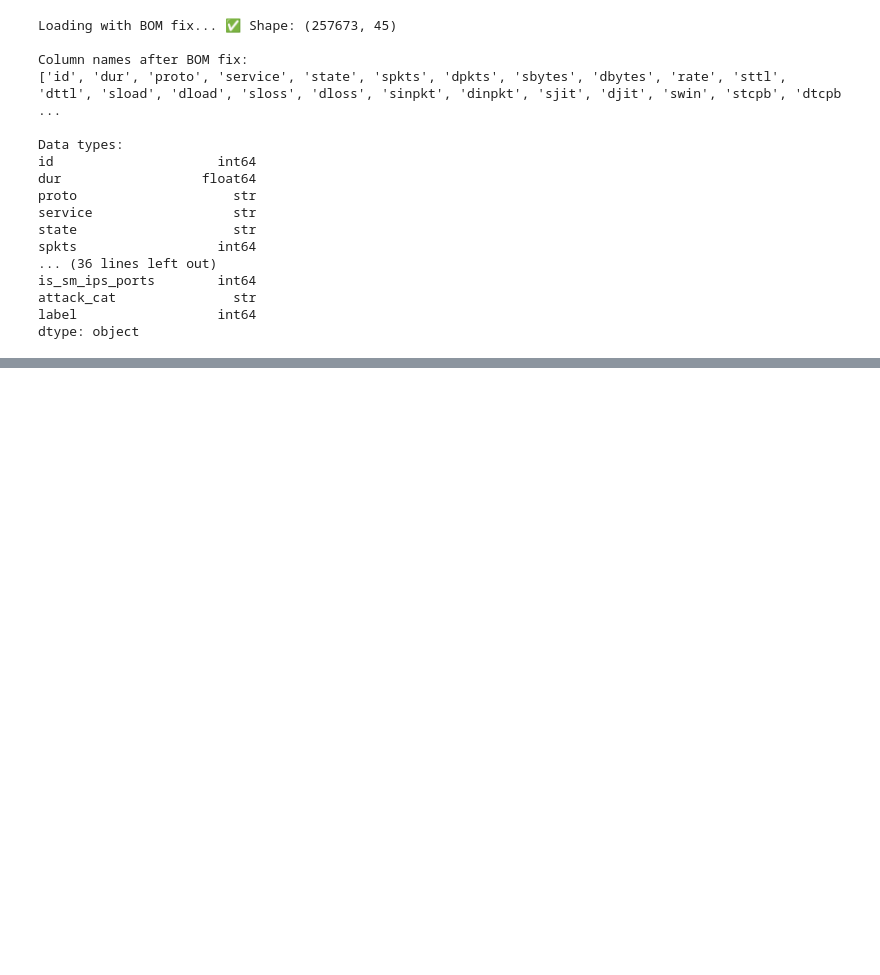
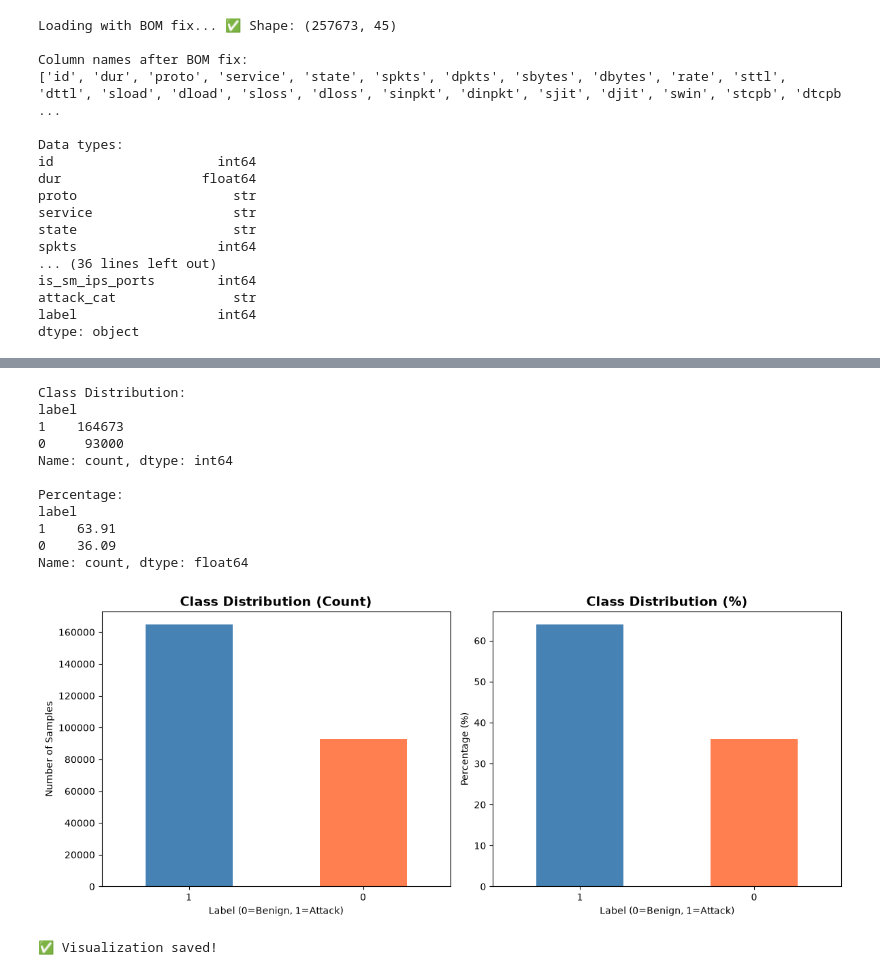
Before and after one commit to RR-agnm/capstone-unsw-nb15-cybersecurity, a Jupyter notebook: src/notebooks/unsw_nb15_cybersecurity_capstone.ipynb, the cells around one changed output, grey strips where cells are left out. Saved outputs shown, nothing was run; the diff lists cells and outputs as text; code cells hidden in the pictures; blank space fills up the shorter version.

Commit message:
Phase 3: Data preprocessing and categorical encoding complete

```diff
--- a/src/notebooks/unsw_nb15_cybersecurity_capstone.ipynb
+++ b/src/notebooks/unsw_nb15_cybersecurity_capstone.ipynb
@@ -142,3 +142,18 @@ is_sm_ips_ports        int64
 attack_cat               str
 label                  int64
 dtype: object
+# %%
+# ==============================================
+# 3. PREPROCESSING: HANDLE CATEGORICAL VARIABLES
+# ==============================================
+
+from sklearn.preprocessing import LabelEncoder
+
+# Identify categorical columns
+categorical_cols = df.select_dtypes(include=['object']).columns.tolist()
+print(f"Categorical columns: {categorical_cols}")
+
+# Display unique values
+for col in categorical_cols:
+    print(f"\n{col}: {df[col].nunique()} unique values")
+    print(df[col].value_counts())
@@ -144,0 +221,47 @@ dtype: object
+# %%
+# ==============================================
+# CLASS IMBALANCE ANALYSIS & VISUALIZATION
+# ==============================================
+
+# Check class distribution
+print("Class Distribution:")
+print(df_processed['label'].value_counts())
+print("\nPercentage:")
+print((df_processed['label'].value_counts() / len(df_processed) * 100).round(2))
+
+# Visualize
+plt.figure(figsize=(12, 5))
+
+plt.subplot(1, 2, 1)
+df_processed['label'].value_counts().plot(kind='bar', color=['steelblue', 'coral'])
+plt.title('Class Distribution (Count)', fontsize=14, fontweight='bold')
+plt.xlabel('Label (0=Benign, 1=Attack)')
+plt.ylabel('Number of Samples')
+plt.xticks(rotation=0)
+
+plt.subplot(1, 2, 2)
+(df_processed['label'].value_counts() / len(df_processed) * 100).plot(kind='bar', color=['steelblue', 'coral'])
+plt.title('Class Distribution (%)', fontsize=14, fontweight='bold')
+plt.xlabel('Label (0=Benign, 1=Attack)')
+plt.ylabel('Percentage (%)')
+plt.xticks(rotation=0)
+
+plt.tight_layout()
+plt.savefig('../../data/02_class_imbalance.png', dpi=150, bbox_inches='tight')
+plt.show()
+
+print("\n✅ Visualization saved!")
+# %% [output]
+Class Distribution:
+label
+1    164673
+0     93000
+Name: count, dtype: int64
+
+Percentage:
+label
+1    63.91
+0    36.09
+Name: count, dtype: float64
+[figure, added]
+✅ Visualization saved!
```
Also changed, not shown: parts of 3 cells of this notebook, 1 other file.
